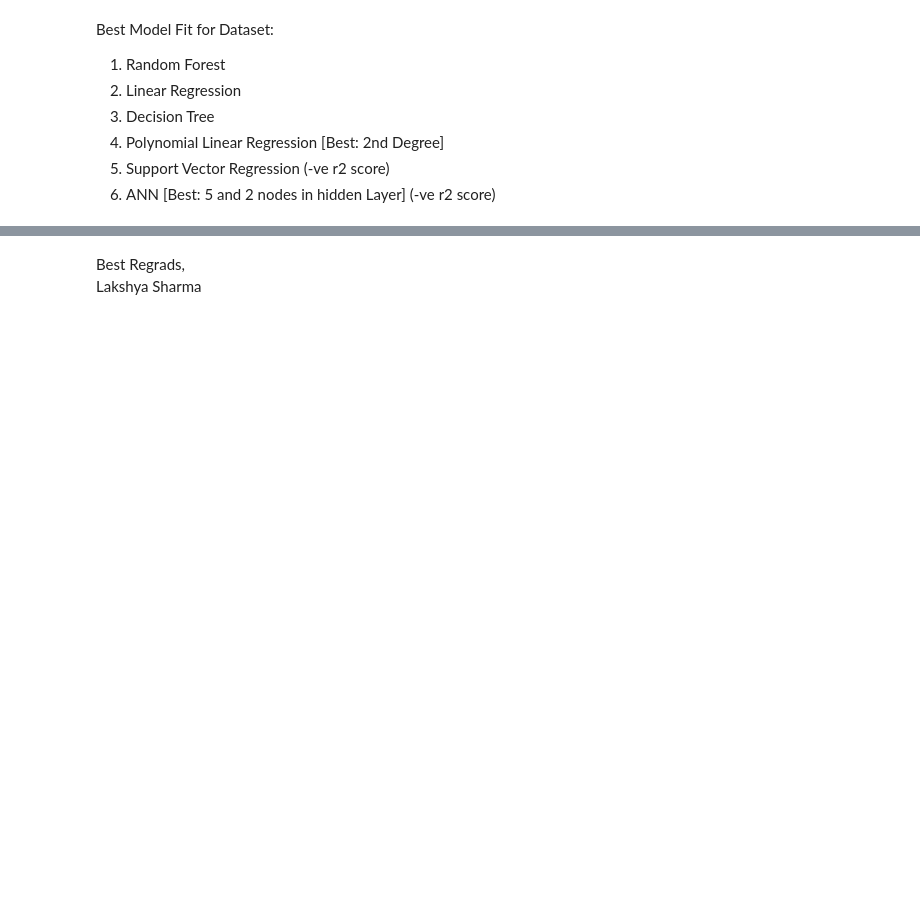
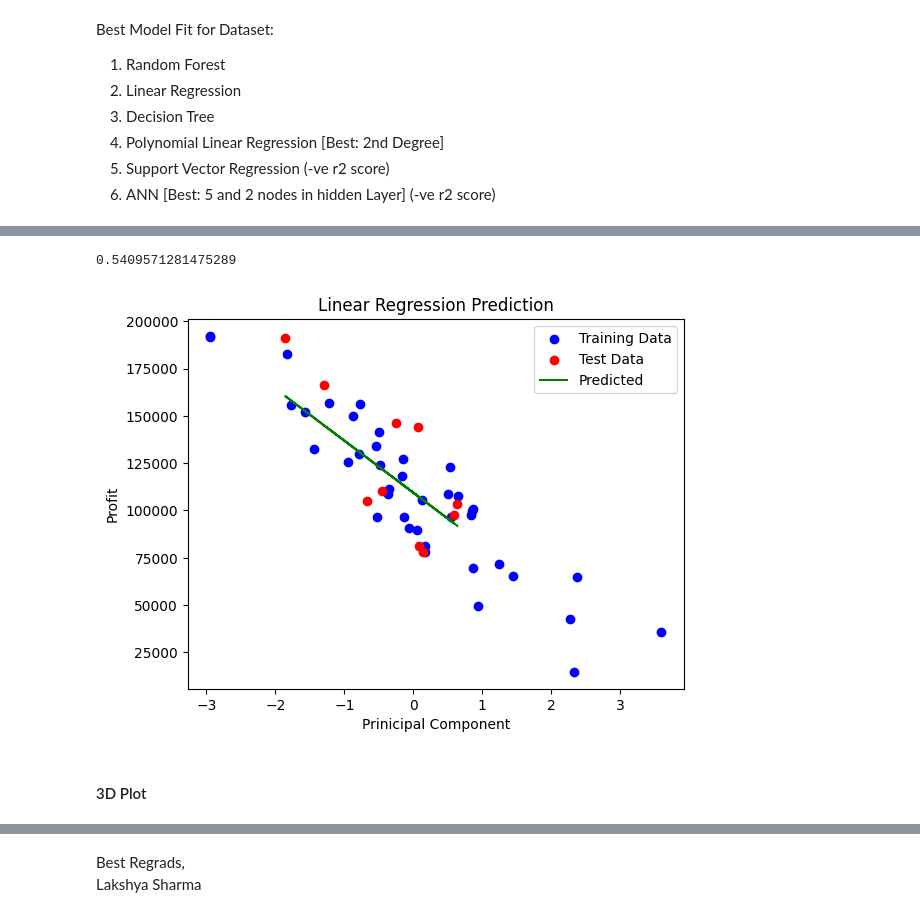
Before and after one commit to lakshya324/MLCOE-Task-2, a Jupyter notebook: task2_1_Regession.ipynb, the cells around one changed output, grey strips where cells are left out. Drawn from its saved outputs; the diff is of its cells as text; code cells hidden in the pictures; blank space fills up the shorter version.

```diff
--- a/task2_1_Regession.ipynb
+++ b/task2_1_Regession.ipynb
@@ -642,0 +626,5 @@ Best Model Fit for Dataset:
+# %%
+from sklearn.decomposition import PCA
+pca=PCA(n_components=1)
+x_train_new=pca.fit_transform(x_train)
+x_test_new=pca.transform(x_test)
@@ -642,0 +644,21 @@ Best Model Fit for Dataset:
+# %%
+regressor=LinearRegression()
+regressor.fit(x_train_new,y_train)
+y_pred=regressor.predict(x_test_new)
+score=r2_score(y_test,y_pred)
+score
+# %% [output]
+0.5409571281475289
+# %%
+plt.scatter(x_train_new,y_train,color='b',label='Training Data')
+plt.scatter(x_test_new,y_test,color='r',label='Test Data')
+plt.plot(x_test_new,y_pred,color='g',label='Predicted')
+plt.title('Linear Regression Prediction')
+plt.xlabel('Prinicipal Component')
+plt.ylabel('Profit')
+plt.legend()
+plt.show()
+# %% [output]
+[figure, added]
+# %% [markdown]
+#### 3D Plot
```
Also changed, not shown: parts of 39 cells of this notebook.
